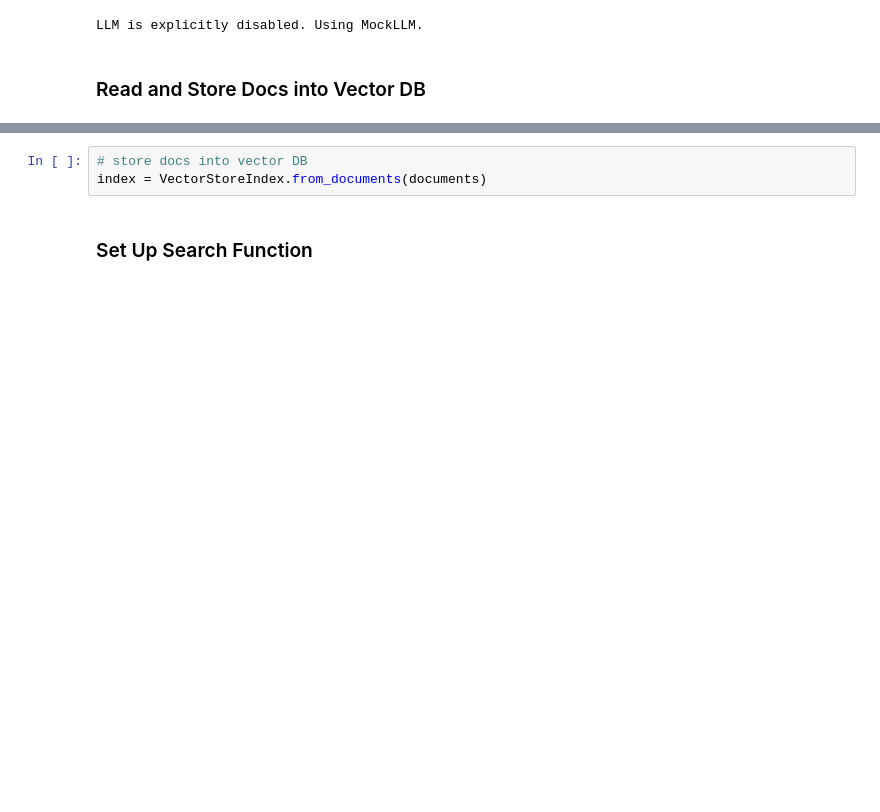
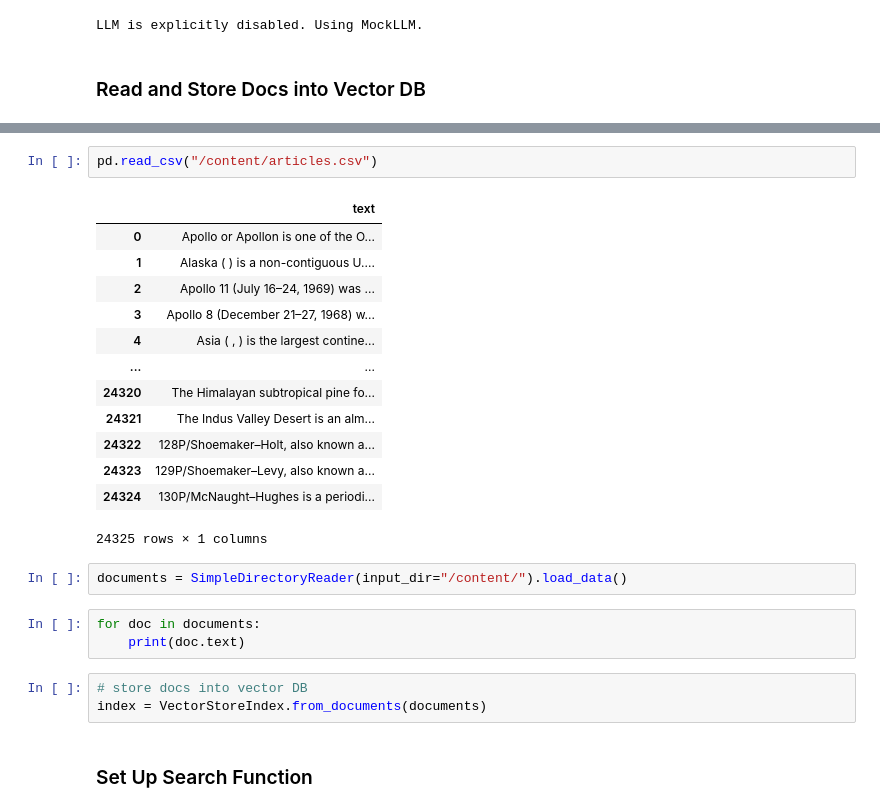
Before and after one commit to mattany/beyond-accuracy, a Jupyter notebook: RAG/Rag Example.ipynb, the cells around one changed output, grey strips where cells are left out. Drawn from its saved outputs; the diff is of its cells as text; blank space fills up the shorter version.

```diff
--- a/RAG/Rag Example.ipynb
+++ b/RAG/Rag Example.ipynb
@@ -82,3 +82,24 @@ print(len(documents))
+# %%
+pd.read_csv("/content/articles.csv")
+# %% [output]
+|  | text |
+| 0 | Apollo or Apollon is one of the O... |
+| 1 | Alaska ( ) is a non-contiguous U.... |
+| 2 | Apollo 11 (July 16–24, 1969) was ... |
+| 3 | Apollo 8 (December 21–27, 1968) w... |
+| 4 | Asia ( , ) is the largest contine... |
+| ... | ... |
+| 24320 | The Himalayan subtropical pine fo... |
+| 24321 | The Indus Valley Desert is an alm... |
+| 24322 | 128P/Shoemaker–Holt, also known a... |
+| 24323 | 129P/Shoemaker–Levy, also known a... |
+| 24324 | 130P/McNaught–Hughes is a periodi... |
+24325 rows × 1 columns
+# %%
+documents = SimpleDirectoryReader(input_dir="/content/").load_data()
+# %%
+for doc in documents:
+    print(doc.text)
 # %%
 # store docs into vector DB
 index = VectorStoreIndex.from_documents(documents)
```
Also changed, not shown: parts of 6 cells of this notebook.
